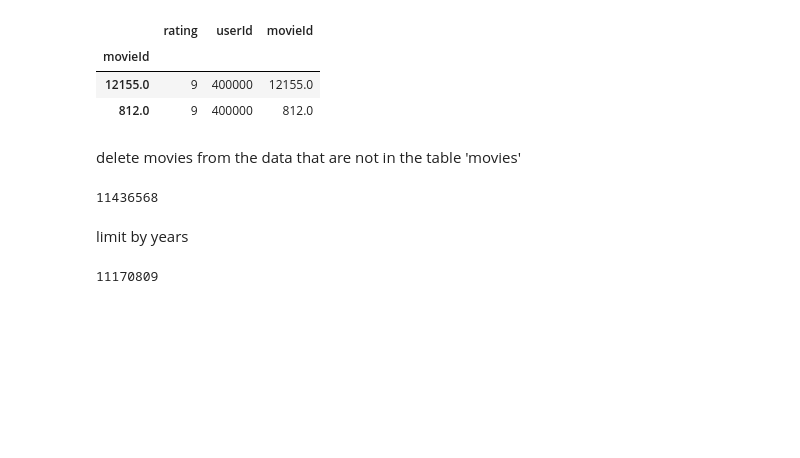
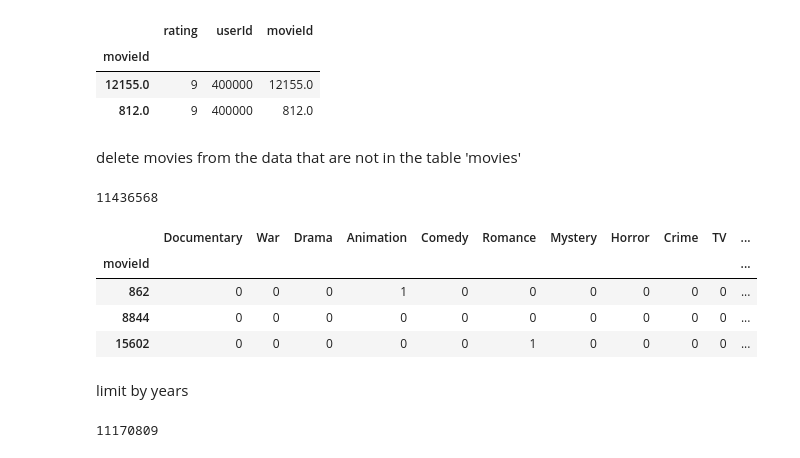
Before and after one commit to ksn38/imdb-recommender, a Jupyter notebook: imdb-recommender.ipynb, the cells around one changed output. Saved outputs shown, nothing was run; the diff lists cells and outputs as text; code cells hidden in the pictures; blank space fills up the shorter version.

```diff
--- a/imdb-recommender.ipynb
+++ b/imdb-recommender.ipynb
@@ -67,34 +67,40 @@ len(data_train)
 # %% [output]
 11436568
 # %%
-# genres = []
+genres = []
 
-# for i in range(len(movies)):
-#     genres.extend(list(map(lambda x: x[9:], re.findall("'name': '\w*", movies.iloc[i]['genres']))))
+for i in range(len(movies)):
+    genres.extend(list(map(lambda x: x[9:], re.findall("'name': '\w*", movies.iloc[i]['genres']))))
 
-# colms = list(set(genres))
+colms = list(set(genres))
 
-# df_genres = pd.DataFrame(columns=colms)
-# df_genres['movieId'] = movies['movieId']
-# df_genres = df_genres.fillna(0)
-# df_genres.index = df_genres['movieId']
-# df_genres.drop('movieId', axis=1, inplace=True)
+df_genres = pd.DataFrame(columns=colms)
+df_genres['movieId'] = movies['movieId']
+df_genres = df_genres.fillna(0)
+df_genres.index = df_genres['movieId']
+df_genres.drop('movieId', axis=1, inplace=True)
 
-# for i in df_genres.index:
-#     genres = list(map(lambda x: x[9:], re.findall("'name': '\w*", str(movies.loc[movies['movieId'] == i]['genres']))))
-#     for j in genres:
-#         df_genres.at[i, j] = 1
+for i in df_genres.index:
+    genres = list(map(lambda x: x[9:], re.findall("'name': '\w*", str(movies.loc[movies['movieId'] == i]['genres']))))
+    for j in genres:
+        df_genres.at[i, j] = 1
 
-# sum_col = [sum(df_genres[i]) for i in df_genres.columns]
+sum_col = [sum(df_genres[i]) for i in df_genres.columns]
 
-# for i in df_genres.columns:
-#     if sum(df_genres[i]) < np.percentile(np.array(sum_col), 10):
-#         try:
-#             df_genres.drop(i, axis=1, inplace=True)
-#         except KeyError:
-#             pass
+for i in df_genres.columns:
+    if sum(df_genres[i]) < np.percentile(np.array(sum_col), 10):
+        try:
+            df_genres.drop(i, axis=1, inplace=True)
+        except KeyError:
+            pass
 
-# df_genres.head(3)
+df_genres.head(3)
+# %% [output]
+|  | Documentary | War | Drama | Animation | Comedy | Romance | Mystery | Horror | Crime | TV | ... |
+| movieId |  |  |  |  |  |  |  |  |  |  | ... |
+| 862 | 0 | 0 | 0 | 1 | 0 | 0 | 0 | 0 | 0 | 0 | ... |
+| 8844 | 0 | 0 | 0 | 0 | 0 | 0 | 0 | 0 | 0 | 0 | ... |
+| 15602 | 0 | 0 | 0 | 0 | 0 | 1 | 0 | 0 | 0 | 0 | ... |
 # %% [markdown]
 limit by years
 # %%
```
Also changed, not shown: parts of 8 cells of this notebook, 3 other files.
